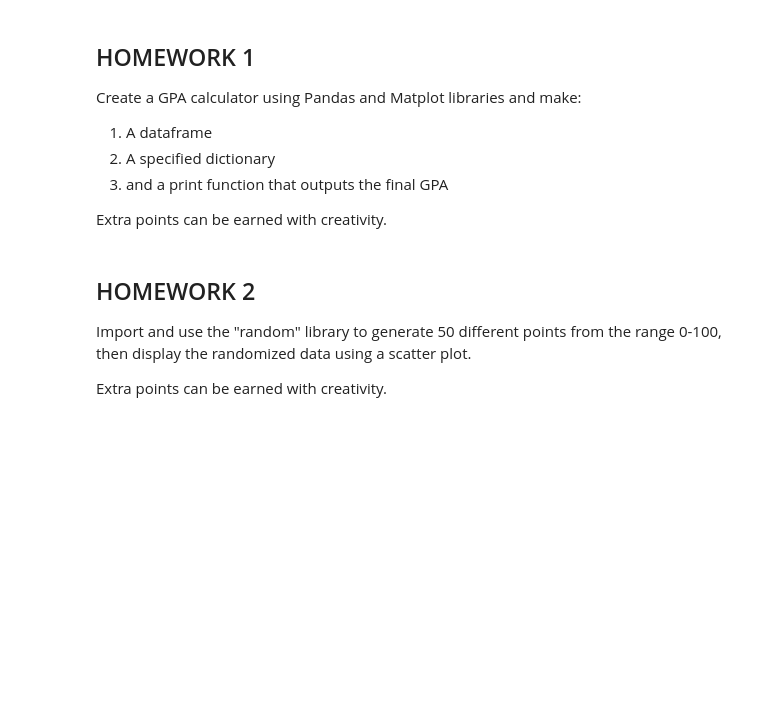
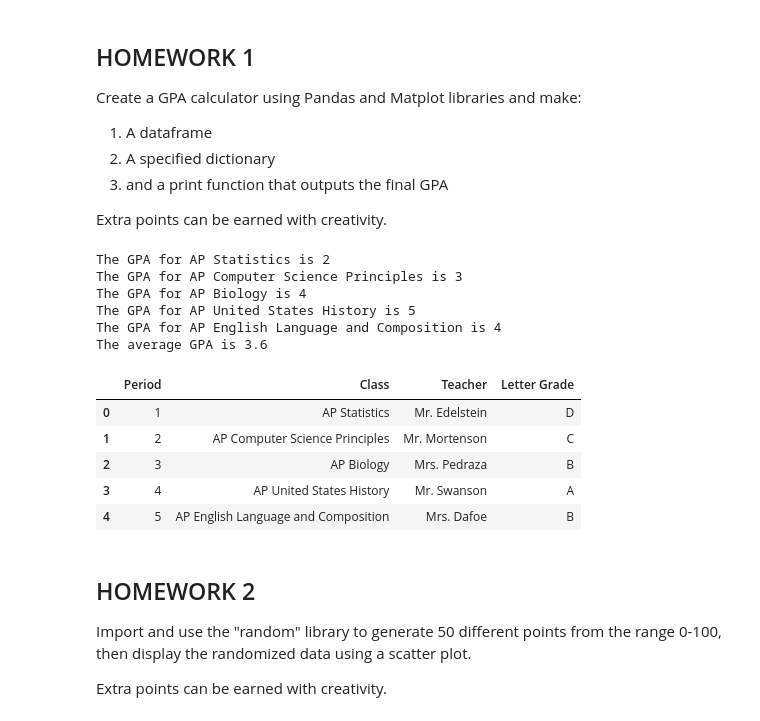
Before and after one commit to JasonGao76/students, a Jupyter notebook: _notebooks/2023-10-26-Python-Libraries.ipynb, the cells around one changed output. Drawn from its saved outputs; the diff is of its cells as text; code cells hidden in the pictures; blank space fills up the shorter version.

```diff
--- a/_notebooks/2023-10-26-Python-Libraries.ipynb
+++ b/_notebooks/2023-10-26-Python-Libraries.ipynb
@@ -289,3 +307,60 @@ Extra points can be earned with creativity.
+# %%
+# your code here
+import pandas as pd
+
+# Dictionary to define letter grade to GPA
+APlettertoGPA = {
+    "A": 5,
+    "B": 4,
+    "C": 3,
+    "D": 2,
+    "F": 1
+}
+
+# Create dataframe with rows for period, class, teacher, and letter grade
+schoolClasses = pd.DataFrame(
+    {
+        "Period": [x+1 for x in range(5)],
+        "Class": pd.Categorical(["AP Statistics", "AP Computer Science Principles", "AP Biology", "AP United States History", "AP English Language and Composition"]),
+        "Teacher": pd.Categorical(["Mr. Edelstein", "Mr. Mortenson", "Mrs. Pedraza", "Mr. Swanson", "Mrs. Dafoe"]),
+        "Letter Grade": pd.Categorical(["D", "C", "B", "A", "B"]),
+    }
+)
+
+# Function that finds GPA from letter grade and outputs it
+def outputGPA():
+    GPAtotal = 0
+    for index, row in schoolClasses.iterrows():
+        class_name = row['Class']
+        letter_grade = str(row['Letter Grade'])
+        GPA = APlettertoGPA[letter_grade]
+        print(f"The GPA for {class_name} is {GPA}")
+        GPAtotal += GPA
+    avgGPA = GPAtotal/5
+    print(f"The average GPA is {avgGPA}")
+outputGPA()
+
+# Various table formats
+schoolClasses # basic one
+# schoolClasses.index
+# schoolClasses.dtypes
+# schoolClasses.to_numpy()
+# schoolClasses.describe()
+# schoolClasses.T # this looks nice
+# schoolClasses.sort_index(axis=1, ascending=False)
+# %% [output]
+The GPA for AP Statistics is 2
+The GPA for AP Computer Science Principles is 3
+The GPA for AP Biology is 4
+The GPA for AP United States History is 5
+The GPA for AP English Language and Composition is 4
+The average GPA is 3.6
+|  | Period | Class | Teacher | Letter Grade |
+| 0 | 1 | AP Statistics | Mr. Edelstein | D |
+| 1 | 2 | AP Computer Science Principles | Mr. Mortenson | C |
+| 2 | 3 | AP Biology | Mrs. Pedraza | B |
+| 3 | 4 | AP United States History | Mr. Swanson | A |
+| 4 | 5 | AP English Language and Composition | Mrs. Dafoe | B |
 # %% [markdown]
 ## HOMEWORK 2
 
```
Also changed, not shown: parts of 3 cells of this notebook, 1 other file.
